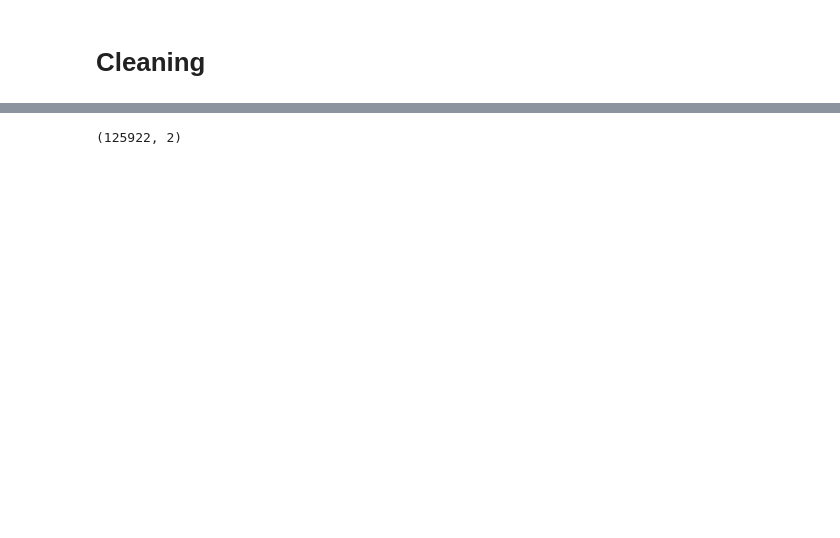
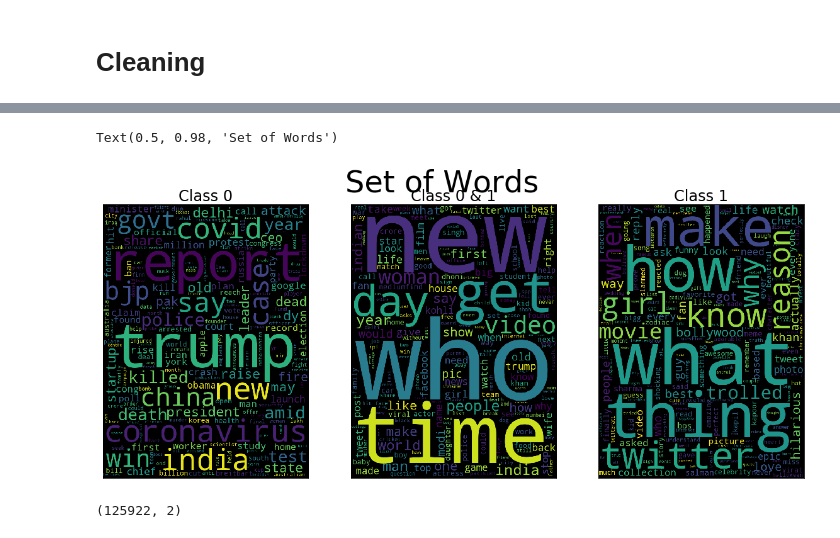
Before and after one commit to Ritvik19/Clickbait-Detection, a Jupyter notebook: 01 EDA and Cleaning.ipynb, the cells around one changed output, grey strips where cells are left out. Saved outputs shown, nothing was run; the diff lists cells and outputs as text; code cells hidden in the pictures; blank space fills up the shorter version.

```diff
--- a/01 EDA and Cleaning.ipynb
+++ b/01 EDA and Cleaning.ipynb
@@ -113,3 +115,31 @@ ax3.yaxis.set_visible(False)
+# %%
+fig, ax = plt.subplots(1, 3, figsize=(20, 8))
+
+f, w, h = 24, 600, 800
+
+a = Counter(' '.join((data[data['clickbait'] == 0]['text'].values)).split())
+b = Counter(' '.join((data[data['clickbait'] == 1]['text'].values)).split())
+
+wordcloud = WordCloud(width=w, height=h, stopwords=STOPWORDS).generate_from_frequencies((a - b))
+ax[0].imshow(wordcloud)
+ax[0].set_title('Class 0', fontsize=f)
+
+wordcloud = WordCloud(width=w, height=h, stopwords=STOPWORDS).generate_from_frequencies((a & b))
+ax[1].imshow(wordcloud)
+ax[1].set_title('Class 0 & 1', fontsize=f)
+
+wordcloud = WordCloud(width=w, height=h, stopwords=STOPWORDS).generate_from_frequencies((b - a))
+ax[2].imshow(wordcloud)
+ax[2].set_title('Class 1', fontsize=f)
+
+for i in range(3):
+    ax[i].xaxis.set_visible(False)
+    ax[i].yaxis.set_visible(False)
+
+fig.suptitle('Set of Words', fontsize=2*f)
+# %% [output]
+Text(0.5, 0.98, 'Set of Words')
+[figure, added]
 # %%
 data.drop_duplicates('text', keep=False, inplace=True)
 print(data.shape)
```
Also changed, not shown: parts of 3 cells of this notebook, 4 other files.
